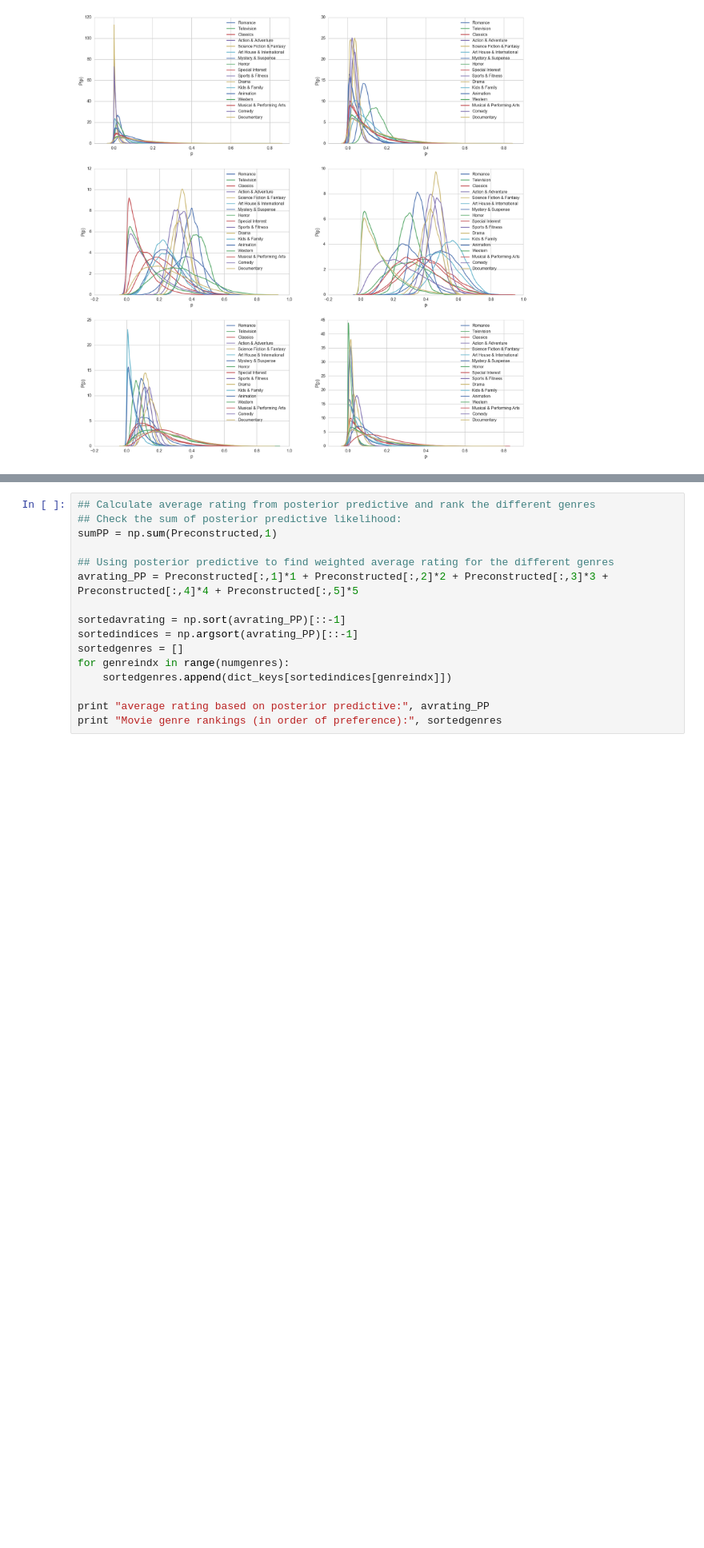
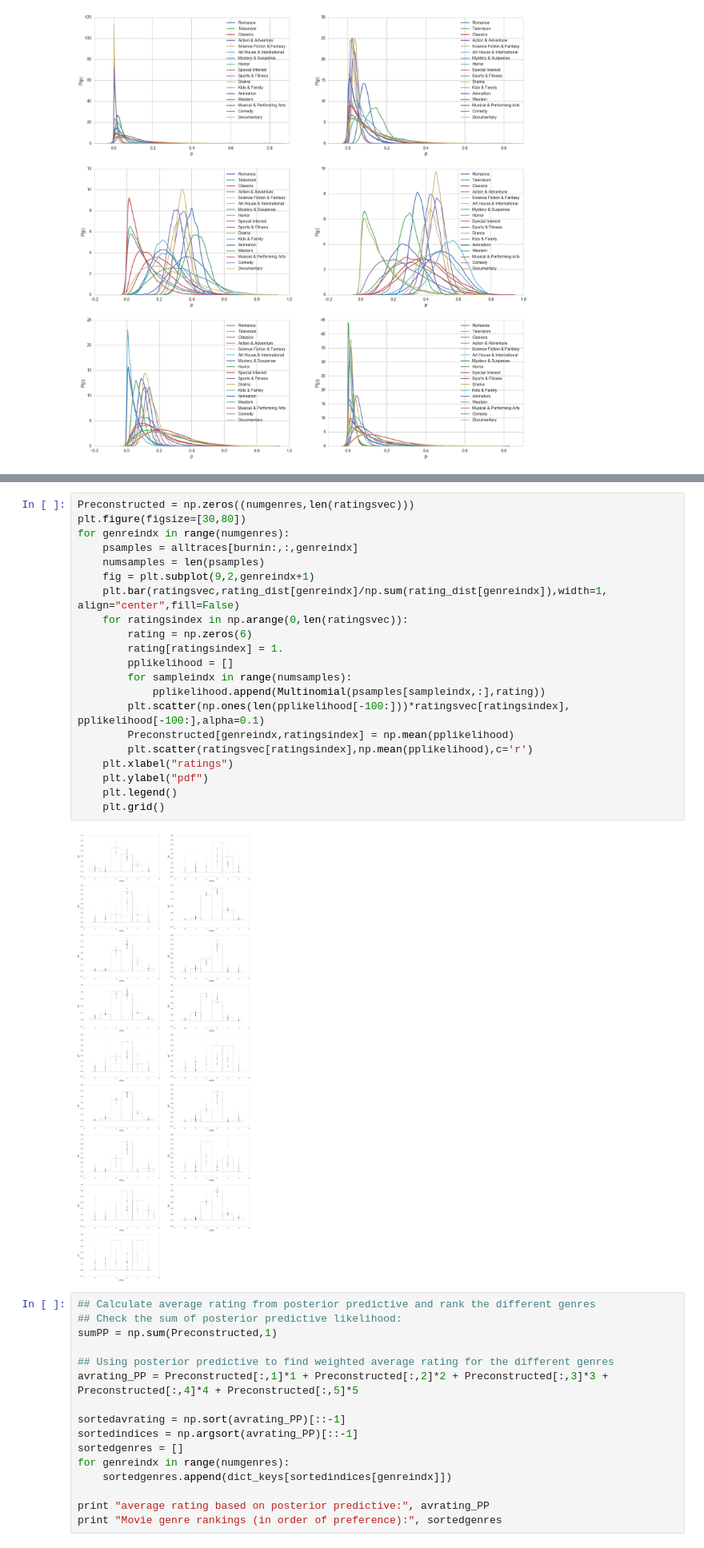
Before and after one commit to joshuamei/AM207project, a Jupyter notebook: Rating movie preferences for a single user.ipynb, the cells around one changed output, grey strips where cells are left out. Shown at 80% size. Cells and saved outputs as stored; diff of their text form; blank space fills up the shorter version.

```diff
--- a/Rating movie preferences for a single user.ipynb
+++ b/Rating movie preferences for a single user.ipynb
@@ -402,3 +403,26 @@ for genreindx in range(numgenres):
+# %%
+Preconstructed = np.zeros((numgenres,len(ratingsvec)))
+plt.figure(figsize=[30,80])
+for genreindx in range(numgenres):
+    psamples = alltraces[burnin:,:,genreindx]
+    numsamples = len(psamples)
+    fig = plt.subplot(9,2,genreindx+1)
+    plt.bar(ratingsvec,rating_dist[genreindx]/np.sum(rating_dist[genreindx]),width=1, align="center",fill=False)
+    for ratingsindex in np.arange(0,len(ratingsvec)):
+        rating = np.zeros(6)
+        rating[ratingsindex] = 1.
+        pplikelihood = []
+        for sampleindx in range(numsamples):
+            pplikelihood.append(Multinomial(psamples[sampleindx,:],rating))
+        plt.scatter(np.ones(len(pplikelihood[-100:]))*ratingsvec[ratingsindex], pplikelihood[-100:],alpha=0.1)
+        Preconstructed[genreindx,ratingsindex] = np.mean(pplikelihood)
+        plt.scatter(ratingsvec[ratingsindex],np.mean(pplikelihood),c='r')
+    plt.xlabel("ratings")
+    plt.ylabel("pdf")
+    plt.legend()
+    plt.grid()
+# %% [output]
+[figure, added]
 # %%
 ## Calculate average rating from posterior predictive and rank the different genres
 ## Check the sum of posterior predictive likelihood:
```
Also changed, not shown: parts of 1 cell of this notebook, 2 other files.
